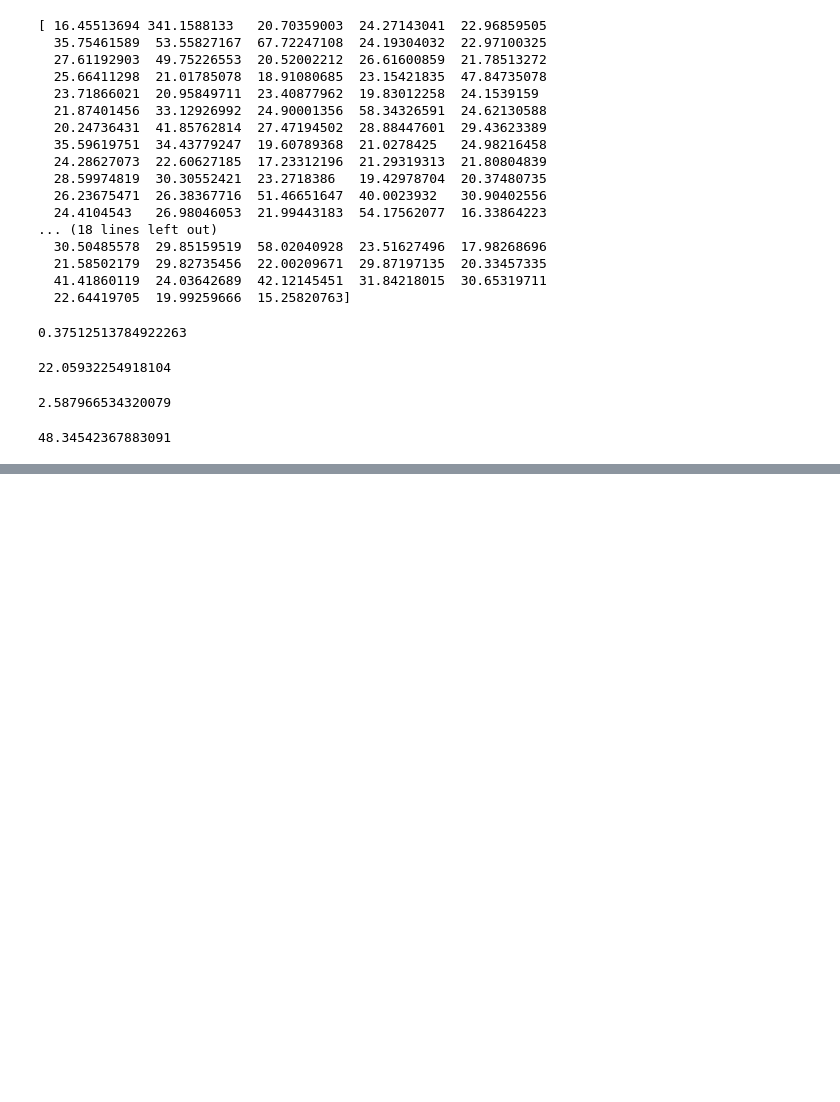
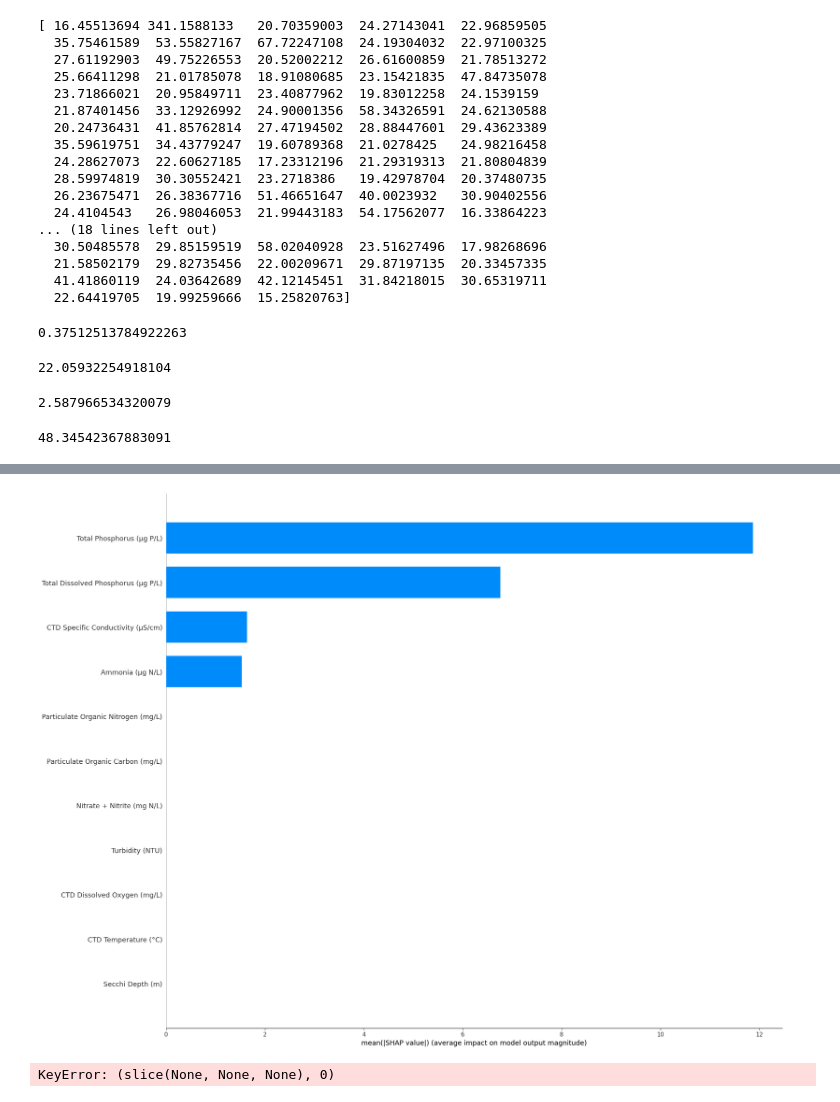
Before and after one commit to EddieZ18326/SSTP, a Jupyter notebook: Lasso.ipynb, the cells around one changed output, grey strips where cells are left out. Saved outputs shown, nothing was run; the diff lists cells and outputs as text; code cells hidden in the pictures; blank space fills up the shorter version.

```diff
--- a/Lasso.ipynb
+++ b/Lasso.ipynb
@@ -145,3 +145,7 @@ rmse = root_mean_squared_error(Y_test,res)
 print(rmse)
 # %% [output]
 48.34542367883091
+# %%
+features = pd.DataFrame(dataset.iloc[:,4:15])
+features = features.columns
+print(features)
@@ -147,0 +162,23 @@ print(rmse)
+# %%
+explainer = shap.LinearExplainer(model, X_test)
+values = explainer.shap_values(X_test)
+# %%
+shap.summary_plot(values, X_test,feature_names = features,plot_type="bar",plot_size = (20,15),show=False)
+# %% [output]
+[figure, added]
+# %%
+import lime
+from lime import lime_tabular
+
+# Instantiating the explainer object by passing in the training set,
+# and the extracted features
+explainer_lime = lime_tabular.LimeTabularExplainer(X_train,
+                                                   feature_names=features,
+                                                   verbose=True,
+                                                   mode='regression')
+X_test=np.array(X_test)
+exp_lime = explainer_lime.explain_instance(
+    X_test[1], model.predict, num_features=12)
+exp_lime.show_in_notebook()
+# %% [output]
+KeyError: (slice(None, None, None), 0)
```
Also changed, not shown: parts of 3 cells of this notebook, 12 other files.
